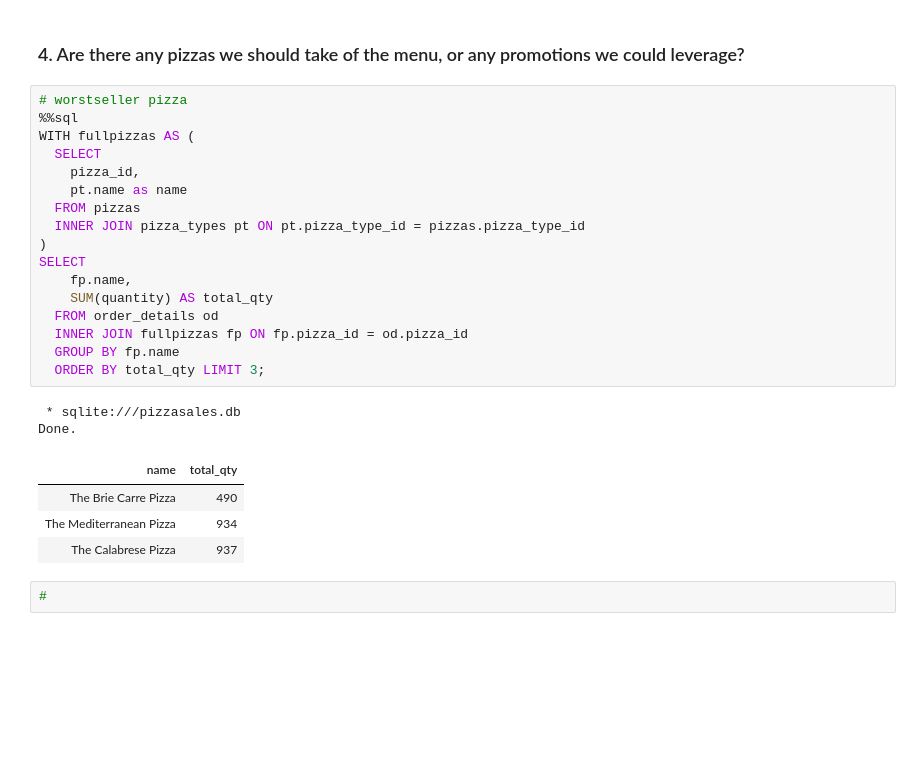
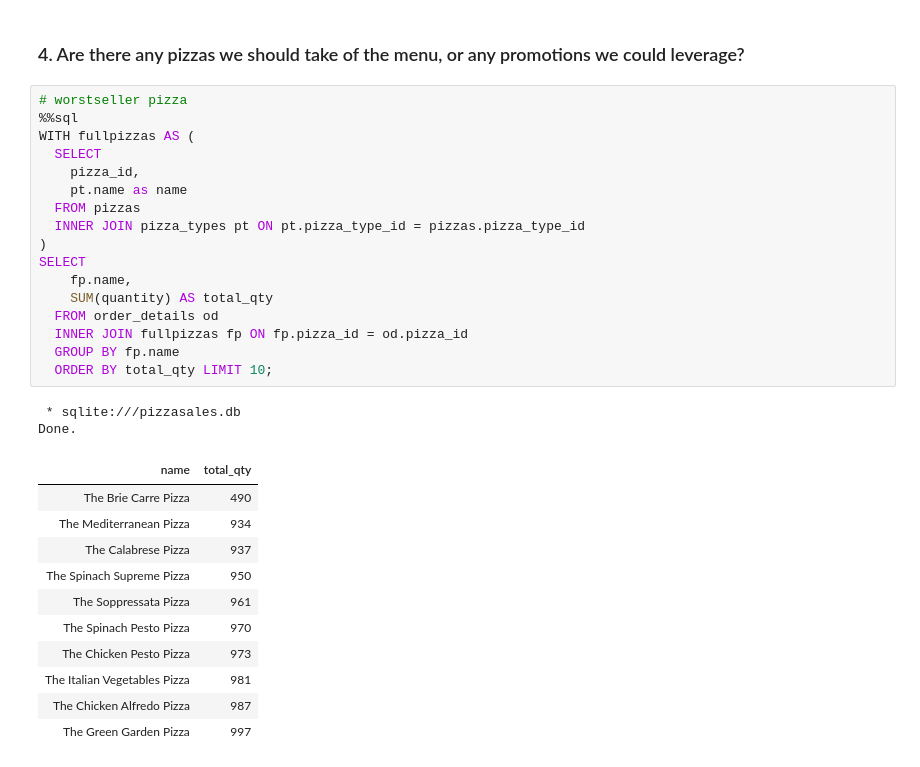
Before and after one commit to AnnLivio/Pizza_sales_report, a Jupyter notebook: Pizza_sales_sqlite.ipynb, the cells around one changed output. Drawn from its saved outputs; the diff is of its cells as text; blank space fills up the shorter version.

```diff
--- a/Pizza_sales_sqlite.ipynb
+++ b/Pizza_sales_sqlite.ipynb
@@ -338,26 +372,31 @@ Done.
 # %%
 # worstseller pizza
 %%sql
 WITH fullpizzas AS (
   SELECT
     pizza_id,
     pt.name as name
   FROM pizzas
   INNER JOIN pizza_types pt ON pt.pizza_type_id = pizzas.pizza_type_id
 )
 SELECT
     fp.name,
     SUM(quantity) AS total_qty
   FROM order_details od
   INNER JOIN fullpizzas fp ON fp.pizza_id = od.pizza_id
   GROUP BY fp.name
-  ORDER BY total_qty LIMIT 3;
+  ORDER BY total_qty LIMIT 10;
 # %% [output]
  * sqlite:///pizzasales.db
 Done.
 | name | total_qty |
 | The Brie Carre Pizza | 490 |
 | The Mediterranean Pizza | 934 |
 | The Calabrese Pizza | 937 |
+| The Spinach Supreme Pizza | 950 |
+| The Soppressata Pizza | 961 |
+| The Spinach Pesto Pizza | 970 |
+| The Chicken Pesto Pizza | 973 |
+| The Italian Vegetables Pizza | 981 |
+| The Chicken Alfredo Pizza | 987 |
+| The Green Garden Pizza | 997 |
-# %%
-#
```
Also changed, not shown: parts of 11 cells of this notebook.
